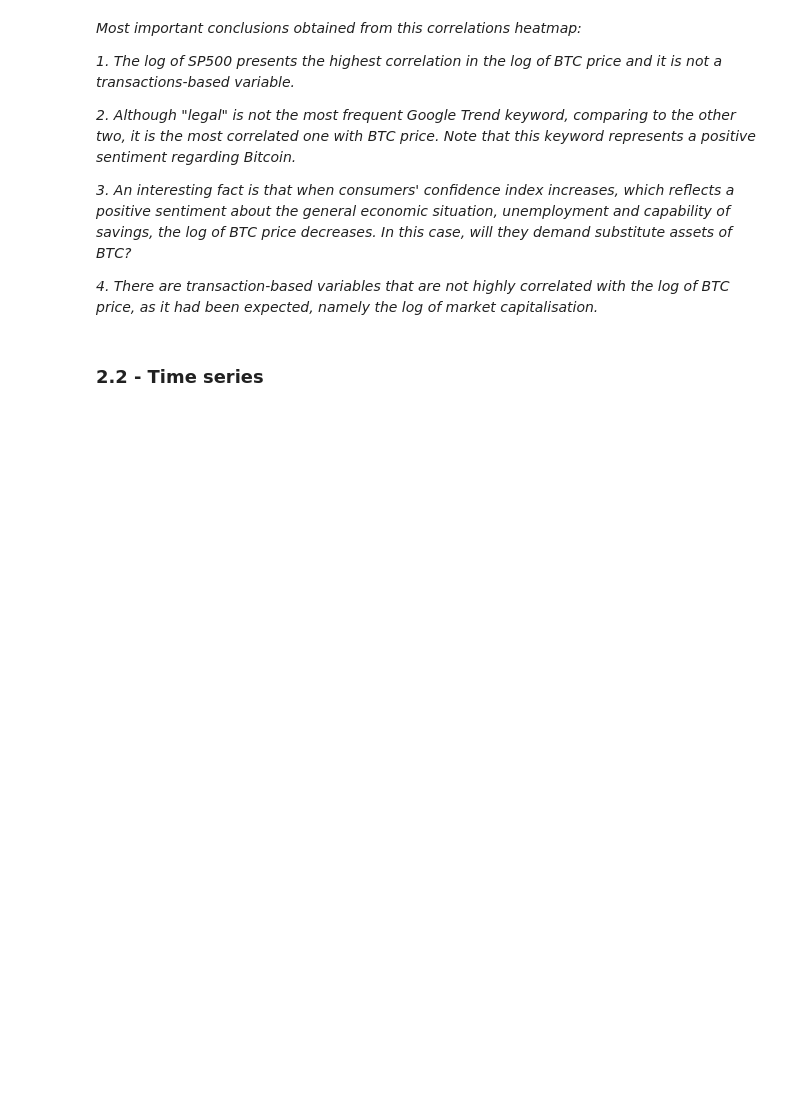
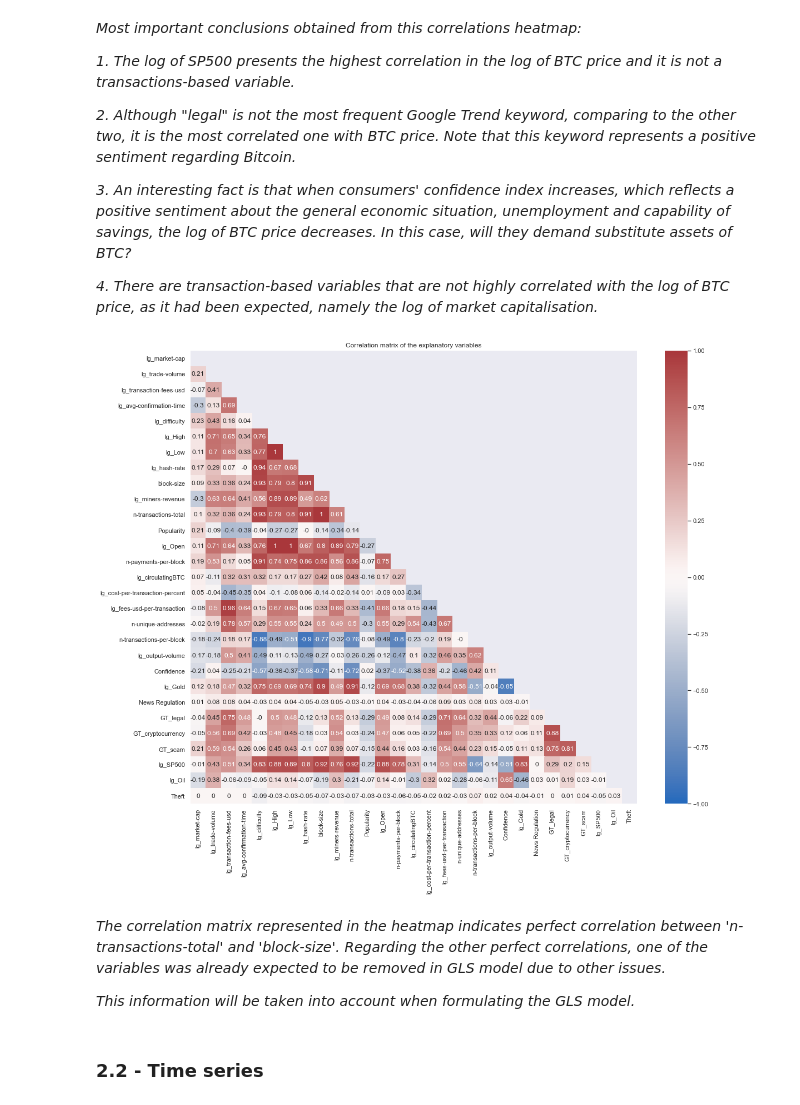
Before and after one commit to s-asrmorais/MSc_thesis_code_DataScience, a Jupyter notebook: code-1.ipynb, the cells around one changed output. Cells and saved outputs as stored; diff of their text form; code cells hidden in the pictures; blank space fills up the shorter version.

```diff
--- a/code-1.ipynb
+++ b/code-1.ipynb
@@ -767,6 +772,23 @@ plt.savefig('C:/Users/sofia/OneDrive/Desktop/CLSBE/2nd year/Tese/Figuras/wr_corr
 *3. An interesting fact is that when consumers' confidence index increases, which reflects a positive sentiment about the general economic situation, unemployment and capability of savings, the log of BTC price decreases. In this case, will they demand substitute assets of BTC?*
 
 *4. There are transaction-based variables that are not highly correlated with the log of BTC price, as it had been expected, namely the log of market capitalisation.*
+# %%
+# Checking the correlation among variables
+model = pd.read_excel('C:/Users/sofia/OneDrive/Desktop/CLSBE/2nd year/Tese/data/model/model.xlsx',index_col=0)
+temporary=model.iloc[:,1:]
+matrix = temporary.corr().round(2)
+mask = np.triu(np.ones_like(matrix, dtype=bool))
+sns.set(rc = {'figure.figsize':(18,15)})
+sns.heatmap(matrix, annot=True, vmax=1, vmin=-1, center=0, cmap='vlag', mask=mask)
+plt.title('Correlation matrix of the explanatory variables')
+plt.savefig('C:/Users/sofia/OneDrive/Desktop/CLSBE/2nd year/Tese/Figuras/corr_all_heatmap.png')
+plt.show()
+# %% [output]
+[figure, added]
+# %% [markdown]
+*The correlation matrix represented in the heatmap indicates perfect correlation between 'n-transactions-total' and 'block-size'. Regarding the other perfect correlations, one of the variables was already expected to be removed in GLS model due to other issues.*
+
+*This information will be taken into account when formulating the GLS model.*
 # %% [markdown]
 ### 2.2 - Time series
 # %%
```
Also changed, not shown: parts of 50 cells of this notebook, 3 other files.
